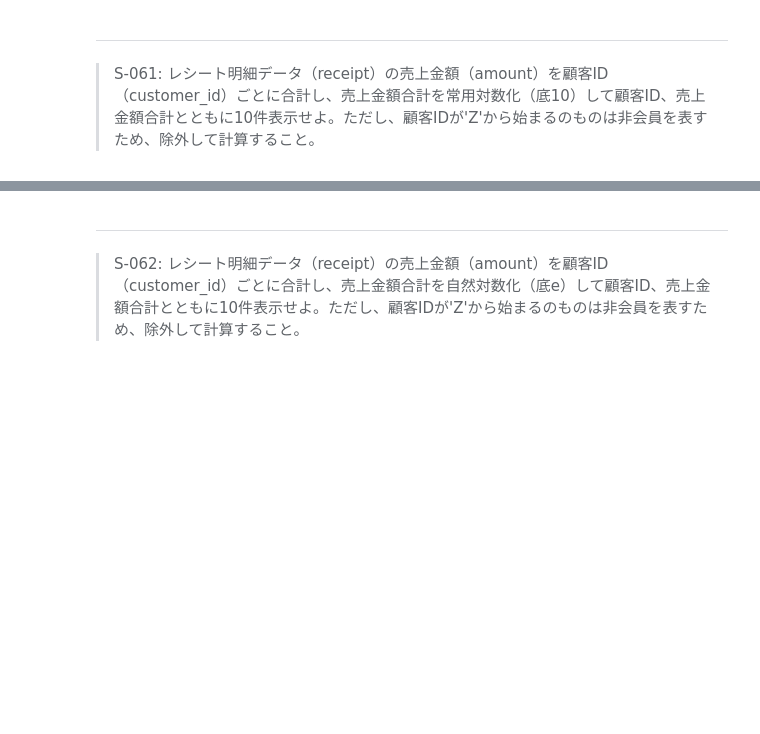
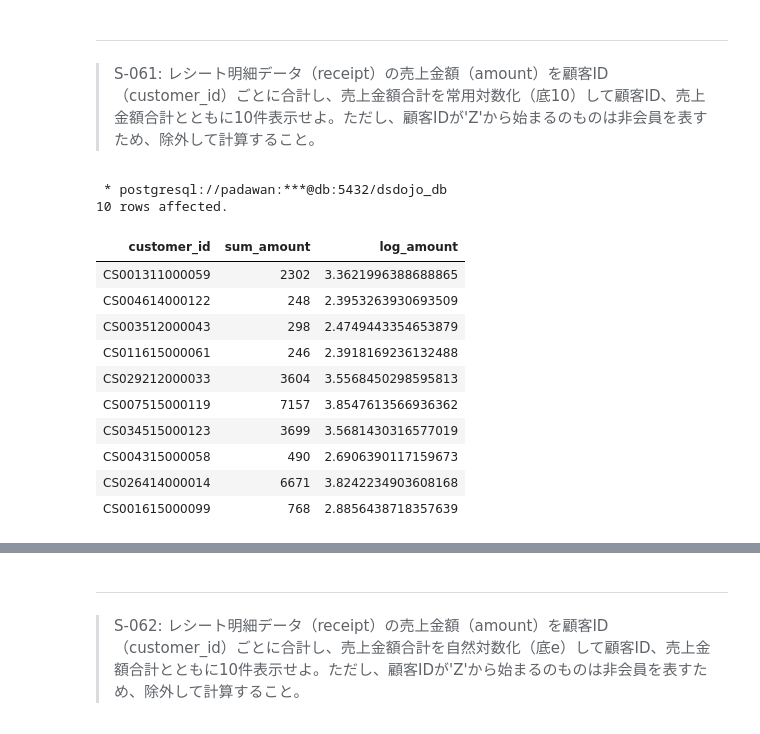
Before and after one commit to KJR020/100knocks-preprocess, a Jupyter notebook: docker/work/preprocess_knock_SQL.ipynb, the cells around one changed output, grey strips where cells are left out. Cells and saved outputs as stored; diff of their text form; code cells hidden in the pictures; blank space fills up the shorter version.

```diff
--- a/docker/work/preprocess_knock_SQL.ipynb
+++ b/docker/work/preprocess_knock_SQL.ipynb
@@ -2040,0 +2039,36 @@ LIMIT 10
+# %%
+%%sql
+
+WITH sum_amount_tb1 AS (
+    SELECT
+        customer_id,
+        SUM(amount) as sum_amount
+    FROM
+        receipt
+    WHERE
+        customer_id NOT LIKE 'Z%'
+    GROUP BY
+        customer_id
+)
+SElECT
+    customer_id,
+    sum_amount,
+    LOG(sum_amount + 0.5) AS log_amount
+FROM
+    sum_amount_tb1
+LIMIT 10
+;
+# %% [output]
+ * postgresql://padawan:***@db:5432/dsdojo_db
+10 rows affected.
+| customer_id | sum_amount | log_amount |
+| CS001311000059 | 2302 | 3.3621996388688865 |
+| CS004614000122 | 248 | 2.3953263930693509 |
+| CS003512000043 | 298 | 2.4749443354653879 |
+| CS011615000061 | 246 | 2.3918169236132488 |
+| CS029212000033 | 3604 | 3.5568450298595813 |
+| CS007515000119 | 7157 | 3.8547613566936362 |
+| CS034515000123 | 3699 | 3.5681430316577019 |
+| CS004315000058 | 490 | 2.6906390117159673 |
+| CS026414000014 | 6671 | 3.8242234903608168 |
+| CS001615000099 | 768 | 2.8856438718357639 |
```
Also changed, not shown: parts of 10 cells of this notebook.
